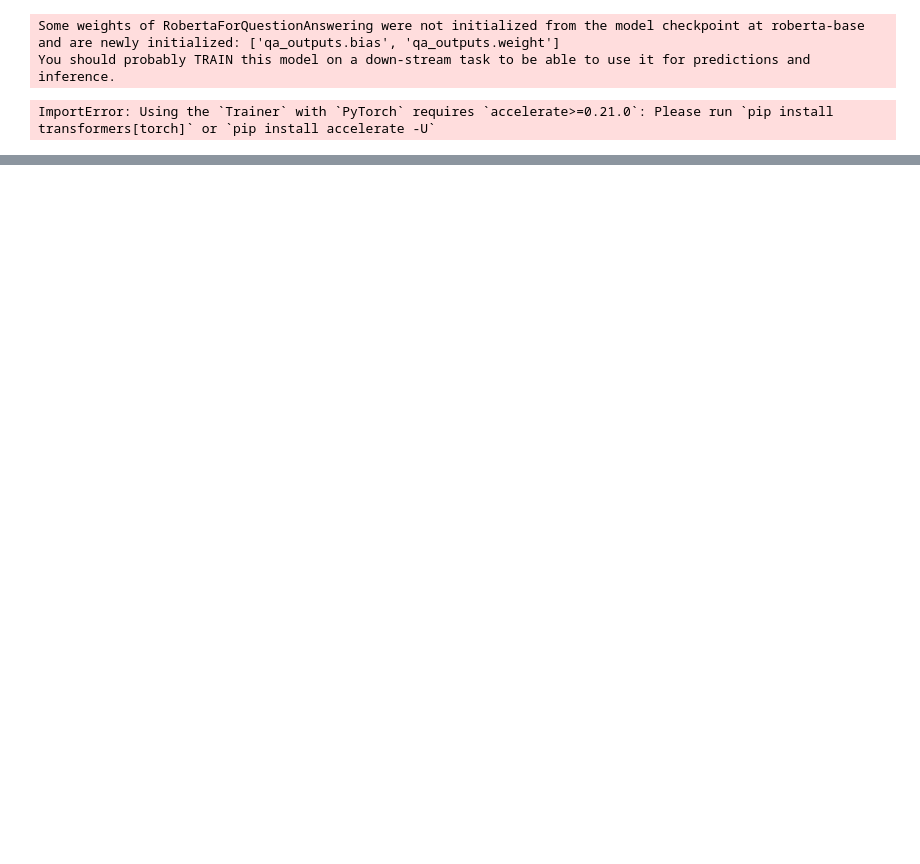
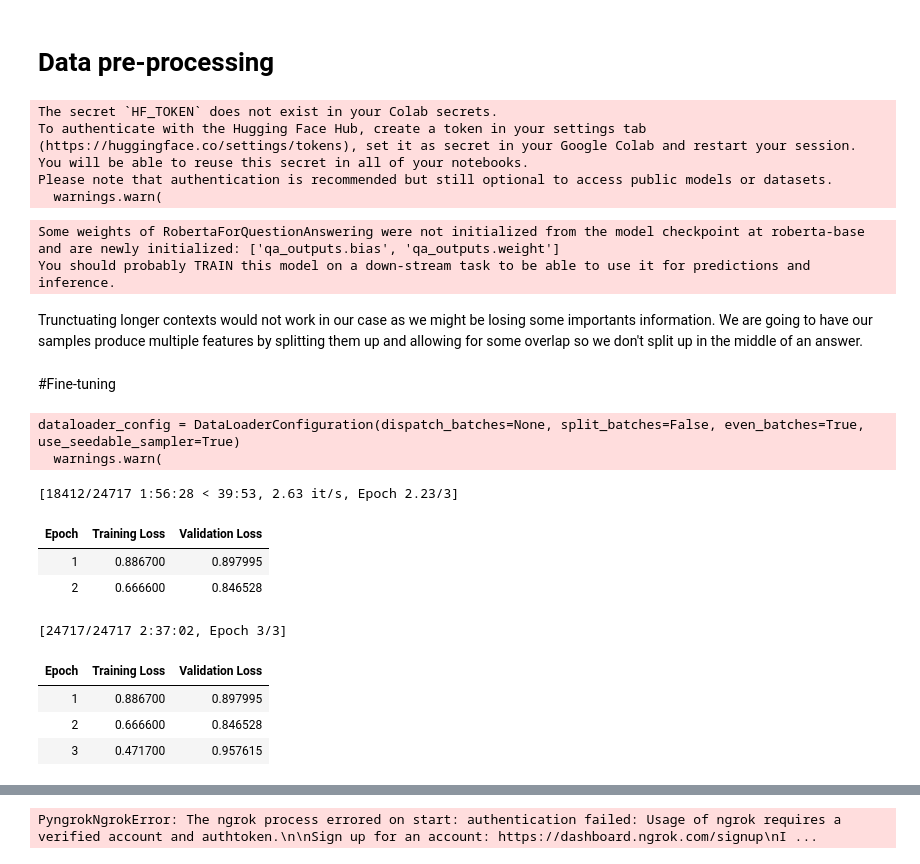
Before and after one commit to sashkoangelov/NLP_final_project, a Jupyter notebook: NLP_final_project.ipynb, the cells around one changed output, grey strips where cells are left out. Drawn from its saved outputs; the diff is of its cells as text; code cells hidden in the pictures; blank space fills up the shorter version.

Commit message:
Model training

```diff
--- a/NLP_final_project.ipynb
+++ b/NLP_final_project.ipynb
@@ -111,0 +147,23 @@ tokenized_validation = validation_dataset.map(tokenize_function, batched=True)
+# %% [markdown]
+# Data pre-processing
+# %%
+tokenizer = AutoTokenizer.from_pretrained("roberta-base")
+assert isinstance(tokenizer, transformers.PreTrainedTokenizerFast)
+# %% [output]
+The secret `HF_TOKEN` does not exist in your Colab secrets.
+To authenticate with the Hugging Face Hub, create a token in your settings tab (https://huggingface.co/settings/tokens), set it as secret in your Google Colab and restart your session.
+You will be able to reuse this secret in all of your notebooks.
+Please note that authentication is recommended but still optional to access public models or datasets.
+  warnings.warn(
+# %%
+model = RobertaForQuestionAnswering.from_pretrained("roberta-base")
+# %% [output]
+Some weights of RobertaForQuestionAnswering were not initialized from the model checkpoint at roberta-base and are newly initialized: ['qa_outputs.bias', 'qa_outputs.weight']
+You should probably TRAIN this model on a down-stream task to be able to use it for predictions and inference.
+# %% [markdown]
+Trunctuating longer contexts would not work in our case as we might be losing some importants information. We are going to have our samples produce multiple features by splitting them up and allowing for some overlap so we don't split up in the middle of an answer.
+# %%
+max_length = 384  # The maximum length of a feature (in tokens).
+doc_stride = 128  # The amount of overlap between features.
+# %%
+pad_on_right = tokenizer.padding_side == "right"
@@ -112,30 +247,49 @@ tokenized_validation = validation_dataset.map(tokenize_function, batched=True)
+# %%
+train_hf = Dataset.from_pandas(train)
+validation_hf = Dataset.from_pandas(validation)
+
+train_tokenized = train_hf.map(prepare_train_features, batched=True, remove_columns=train_hf.column_names)
+validation_tokenized = validation_hf.map(prepare_train_features, batched=True, remove_columns=train_hf.column_names)
+# %% [markdown]
+#Fine-tuning
 # %%
-from transformers import RobertaForQuestionAnswering, TrainingArguments, Trainer
-
-model = RobertaForQuestionAnswering.from_pretrained('roberta-base')
+# Define training arguments
 
 training_args = TrainingArguments(
-    output_dir="./results",
-    evaluation_strategy="epoch",
-    learning_rate=5e-5,
-    per_device_train_batch_size=12,
-    per_device_eval_batch_size=12,
-    num_train_epochs=2,
+    "/content/drive/MyDrive/NLP/model",
+    evaluation_strategy = "epoch",
+    learning_rate=2e-5,
+    per_device_train_batch_size=16,
+    per_device_eval_batch_size=16,
+    num_train_epochs=3,
     weight_decay=0.01,
-    save_strategy="epoch",
-    logging_dir='./logs',
+    report_to="tensorboard",
 )
 
+
+# Initialize TensorBoard writer
+tensorboard_writer = SummaryWriter(training_args.logging_dir)
+
+# Define trainer
 trainer = Trainer(
     model=model,
     args=training_args,
-    train_dataset=tokenized_train,
-    eval_dataset=tokenized_validation,
-    tokenizer=tokenizer,
+    train_dataset=train_tokenized,
+    eval_dataset=validation_tokenized,
+    tokenizer=tokenizer
 )
 
+# Train the model
 trainer.train()
 # %% [output]
-Some weights of RobertaForQuestionAnswering were not initialized from the model checkpoint at roberta-base and are newly initialized: ['qa_outputs.bias', 'qa_outputs.weight']
-You should probably TRAIN this model on a down-stream task to be able to use it for predictions and inference.
+dataloader_config = DataLoaderConfiguration(dispatch_batches=None, split_batches=False, even_batches=True, use_seedable_sampler=True)
+  warnings.warn(
-ImportError: Using the `Trainer` with `PyTorch` requires `accelerate>=0.21.0`: Please run `pip install transformers[torch]` or `pip install accelerate -U`
+[18412/24717 1:56:28 < 39:53, 2.63 it/s, Epoch 2.23/3]
+| Epoch | Training Loss | Validation Loss |
+| 1 | 0.886700 | 0.897995 |
+| 2 | 0.666600 | 0.846528 |
+[24717/24717 2:37:02, Epoch 3/3]
+| Epoch | Training Loss | Validation Loss |
+| 1 | 0.886700 | 0.897995 |
+| 2 | 0.666600 | 0.846528 |
+| 3 | 0.471700 | 0.957615 |
@@ -141,0 +301 @@ ImportError: Using the `Trainer` with `PyTorch` requires `accelerate>=0.21.0`: P
+PyngrokNgrokError: The ngrok process errored on start: authentication failed: Usage of ngrok requires a verified account and authtoken.\n\nSign up for an account: https://dashboard.ngrok.com/signup\nI ...
```
Also changed, not shown: parts of 23 cells of this notebook.
